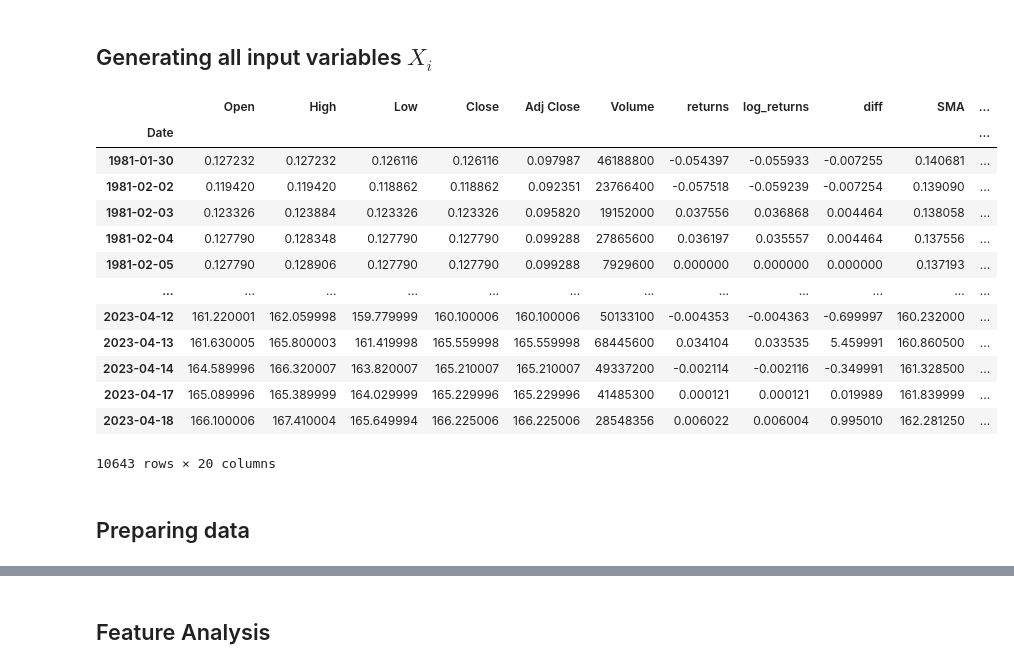
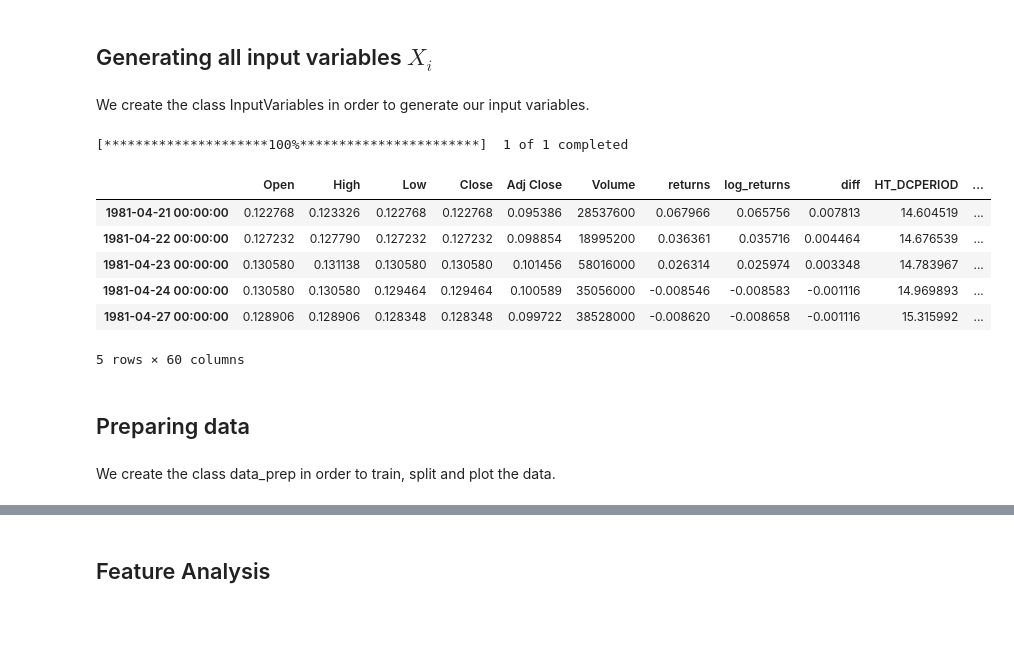
Before and after one commit to ViktorGakis/WebApps, a Jupyter notebook: TimeSeries Analysis/predict.ipynb, the cells around one changed output, grey strips where cells are left out. Saved outputs shown, nothing was run; the diff lists cells and outputs as text; code cells hidden in the pictures; blank space fills up the shorter version.

```diff
--- a/TimeSeries Analysis/predict.ipynb
+++ b/TimeSeries Analysis/predict.ipynb
@@ -57,30 +219,37 @@ stock = Stock('AAPL')
 # Data Preparation
 # %% [markdown]
 ## Generating all input variables $X_i$
+# %% [markdown]
+We create the class InputVariables in order to generate our input variables.
 # %%
 class InputVariables:
     def __init__(self, data: DataFrame, col="Close") -> None:
         self.data: DataFrame = data
-        self.column: str = col
+        self.col: str = col
 
     def calculate_returns(self) -> None:
-        self.data["returns"] = self.data[self.column].pct_change()
+        self.data["returns"] = self.data[self.col].pct_change()
 
     def calculate_log_returns(self) -> None:
-        self.data["log_returns"] = np.log(self.data[self.column]) - np.log(
-            self.data[self.column].shift(1)
+        self.data["log_returns"] = np.log(self.data[self.col]) - np.log(
+            self.data[self.col].shift(1)
         )
 
     def calculate_differencing(self) -> None:
-        self.data["diff"] = self.data[self.column].diff()
+        self.data["diff"] = self.data[self.col].diff()
 
     def add_Indicators(self) -> None:
-        indctrs: DataFrame = (
-            TechnicalIndicators(stock.data, stock.symbol)
-            .calculate_all()
-            .drop(stock.data.columns.to_list(), axis=1)
-        )
-        self.data = pd.concat([self.data, indctrs], axis=1)
+        inds = pd.DataFrame()
+        succeed = []
+        failed = []
+        for func in talib.get_functions():
+            try:
+                ind = getattr(talib, func)(stock.data.loc[:, self.col]).rename(func)
+                inds = pd.concat([inds, ind], axis = 1)
+                succeed += [func]
+            except:
+                failed += [func]
+        self.data = pd.concat([self.data, inds], axis=1)
 
     def generate_all(self) -> DataFrame:
         self.calculate_returns()
@@ -88,28 +257,27 @@ class InputVariables:
         self.calculate_differencing()
         self.add_Indicators()
         return self.data.dropna()
+# %%
+stock = Stock('AAPL')
+# %% [output]
+[*********************100%***********************]  1 of 1 completed
 # %%
 # Usage example:
 tv = InputVariables(stock.data)
 all_representations: DataFrame = tv.generate_all()
-all_representations
+all_representations.head()
 # %% [output]
-|  | Open | High | Low | Close | Adj Close | Volume | returns | log_returns | diff | SMA | ... |
-| Date |  |  |  |  |  |  |  |  |  |  | ... |
-| 1981-01-30 | 0.127232 | 0.127232 | 0.126116 | 0.126116 | 0.097987 | 46188800 | -0.054397 | -0.055933 | -0.007255 | 0.140681 | ... |
-| 1981-02-02 | 0.119420 | 0.119420 | 0.118862 | 0.118862 | 0.092351 | 23766400 | -0.057518 | -0.059239 | -0.007254 | 0.139090 | ... |
-| 1981-02-03 | 0.123326 | 0.123884 | 0.123326 | 0.123326 | 0.095820 | 19152000 | 0.037556 | 0.036868 | 0.004464 | 0.138058 | ... |
-| 1981-02-04 | 0.127790 | 0.128348 | 0.127790 | 0.127790 | 0.099288 | 27865600 | 0.036197 | 0.035557 | 0.004464 | 0.137556 | ... |
-| 1981-02-05 | 0.127790 | 0.128906 | 0.127790 | 0.127790 | 0.099288 | 7929600 | 0.000000 | 0.000000 | 0.000000 | 0.137193 | ... |
-| ... | ... | ... | ... | ... | ... | ... | ... | ... | ... | ... | ... |
-| 2023-04-12 | 161.220001 | 162.059998 | 159.779999 | 160.100006 | 160.100006 | 50133100 | -0.004353 | -0.004363 | -0.699997 | 160.232000 | ... |
-| 2023-04-13 | 161.630005 | 165.800003 | 161.419998 | 165.559998 | 165.559998 | 68445600 | 0.034104 | 0.033535 | 5.459991 | 160.860500 | ... |
-| 2023-04-14 | 164.589996 | 166.320007 | 163.820007 | 165.210007 | 165.210007 | 49337200 | -0.002114 | -0.002116 | -0.349991 | 161.328500 | ... |
-| 2023-04-17 | 165.089996 | 165.389999 | 164.029999 | 165.229996 | 165.229996 | 41485300 | 0.000121 | 0.000121 | 0.019989 | 161.839999 | ... |
-| 2023-04-18 | 166.100006 | 167.410004 | 165.649994 | 166.225006 | 166.225006 | 28548356 | 0.006022 | 0.006004 | 0.995010 | 162.281250 | ... |
+|  | Open | High | Low | Close | Adj Close | Volume | returns | log_returns | diff | HT_DCPERIOD | ... |
+| 1981-04-21 00:00:00 | 0.122768 | 0.123326 | 0.122768 | 0.122768 | 0.095386 | 28537600 | 0.067966 | 0.065756 | 0.007813 | 14.604519 | ... |
+| 1981-04-22 00:00:00 | 0.127232 | 0.127790 | 0.127232 | 0.127232 | 0.098854 | 18995200 | 0.036361 | 0.035716 | 0.004464 | 14.676539 | ... |
+| 1981-04-23 00:00:00 | 0.130580 | 0.131138 | 0.130580 | 0.130580 | 0.101456 | 58016000 | 0.026314 | 0.025974 | 0.003348 | 14.783967 | ... |
+| 1981-04-24 00:00:00 | 0.130580 | 0.130580 | 0.129464 | 0.129464 | 0.100589 | 35056000 | -0.008546 | -0.008583 | -0.001116 | 14.969893 | ... |
+| 1981-04-27 00:00:00 | 0.128906 | 0.128906 | 0.128348 | 0.128348 | 0.099722 | 38528000 | -0.008620 | -0.008658 | -0.001116 | 15.315992 | ... |
-10643 rows × 20 columns
+5 rows × 60 columns
 # %% [markdown]
 ## Preparing data
+# %% [markdown]
+We create the class data_prep in order to train, split and plot the data.
 # %%
 class data_prep(InputVariables):
     def __init__(
```
Also changed, not shown: parts of 21 cells of this notebook.
